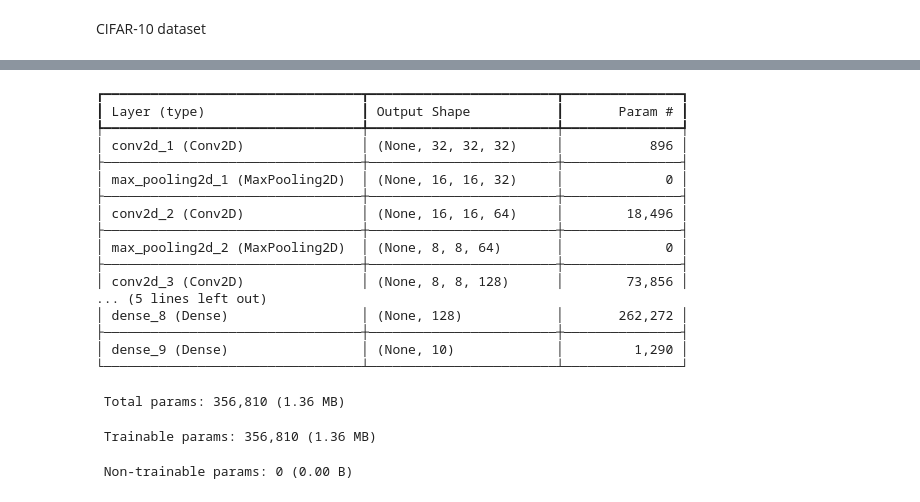
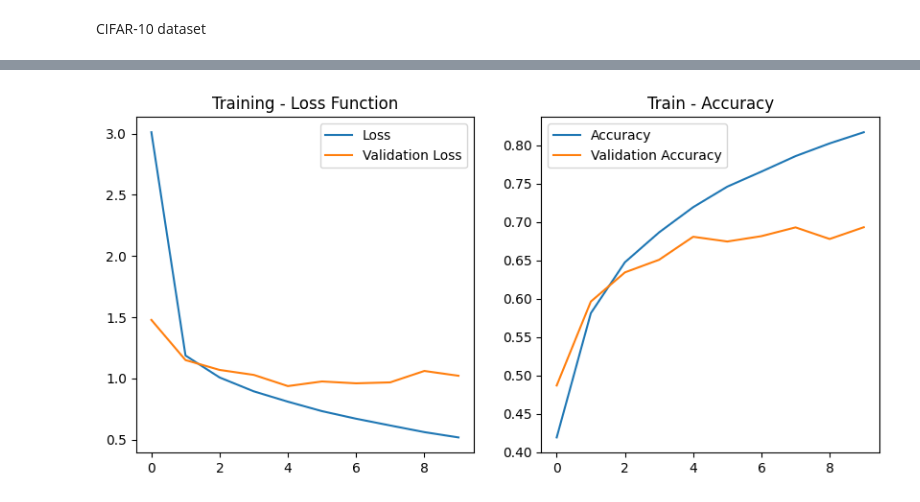
Before and after one commit to Demmenie/itdl, a Jupyter notebook: idl-a1/task1.ipynb, the cells around one changed output, grey strips where cells are left out. Cells and saved outputs as stored; diff of their text form; code cells hidden in the pictures.

```diff
--- a/idl-a1/task1.ipynb
+++ b/idl-a1/task1.ipynb
@@ -295,12 +255,15 @@ plot_history(history)
 # %% [markdown]
 CIFAR-10 dataset
 # %%
-(X_train, y_train), (X_test, y_test) = cifar10.load_data()
-num_classes = np.unique(y_train).__len__()
-y_train = to_categorical(y_train, num_classes)
-y_test = to_categorical(y_test, num_classes)
+def load_cifar10_data():
+    (X_train, y_train), (X_test, y_test) = cifar10.load_data()
+    num_classes = np.unique(y_train).__len__()
+    y_train = to_categorical(y_train, num_classes)
+    y_test = to_categorical(y_test, num_classes)
+    return X_train, y_train, X_test, y_test, num_classes
+X_train, y_train, X_test, y_test, num_classes = load_cifar10_data()
 # %%
-cnn_model = Sequential([
+cnn_model_cifar10 = Sequential([
     Input(shape=X_train[0].shape), # image shape is (32, 32, 3)
     Conv2D(32, (3, 3), activation='relu', padding='same'),
     MaxPooling2D((2, 2)),
@@ -312,6 +275,15 @@ cnn_model = Sequential([
     Dense(128, activation='relu'),
     Dense(num_classes, activation='softmax')
 ])
-cnn_model.compile(loss ='categorical_crossentropy', optimizer='adam',metrics =['accuracy'])
-cnn_model.summary()
+cnn_model_cifar10.compile(loss ='categorical_crossentropy', optimizer='adam',metrics =['accuracy'])
+history = cnn_model_cifar10.fit(
+    X_train,
+    y_train,
+    batch_size=batch_size,
+    epochs=epochs,
+    verbose=1,
+    validation_data=(X_test, y_test),
+)
+# cnn_model_cifar10.summary()
+plot_history(history)
 # %% [output]
@@ -319,20 +310 @@ Model: "sequential_3"
-┏━━━━━━━━━━━━━━━━━━━━━━━━━━━━━━━━━┳━━━━━━━━━━━━━━━━━━━━━━━━┳━━━━━━━━━━━━━━━┓
-┃ Layer (type)                    ┃ Output Shape           ┃       Param # ┃
-┡━━━━━━━━━━━━━━━━━━━━━━━━━━━━━━━━━╇━━━━━━━━━━━━━━━━━━━━━━━━╇━━━━━━━━━━━━━━━┩
-│ conv2d_1 (Conv2D)               │ (None, 32, 32, 32)     │           896 │
-├─────────────────────────────────┼────────────────────────┼───────────────┤
-│ max_pooling2d_1 (MaxPooling2D)  │ (None, 16, 16, 32)     │             0 │
-├─────────────────────────────────┼────────────────────────┼───────────────┤
-│ conv2d_2 (Conv2D)               │ (None, 16, 16, 64)     │        18,496 │
-├─────────────────────────────────┼────────────────────────┼───────────────┤
-│ max_pooling2d_2 (MaxPooling2D)  │ (None, 8, 8, 64)       │             0 │
-├─────────────────────────────────┼────────────────────────┼───────────────┤
-│ conv2d_3 (Conv2D)               │ (None, 8, 8, 128)      │        73,856 │
-... (5 lines left out)
-│ dense_8 (Dense)                 │ (None, 128)            │       262,272 │
-├─────────────────────────────────┼────────────────────────┼───────────────┤
-│ dense_9 (Dense)                 │ (None, 10)             │         1,290 │
-└─────────────────────────────────┴────────────────────────┴───────────────┘
- Total params: 356,810 (1.36 MB)
- Trainable params: 356,810 (1.36 MB)
- Non-trainable params: 0 (0.00 B)
+[figure, added]
```
Also changed, not shown: parts of 32 cells of this notebook, 1 other file.
